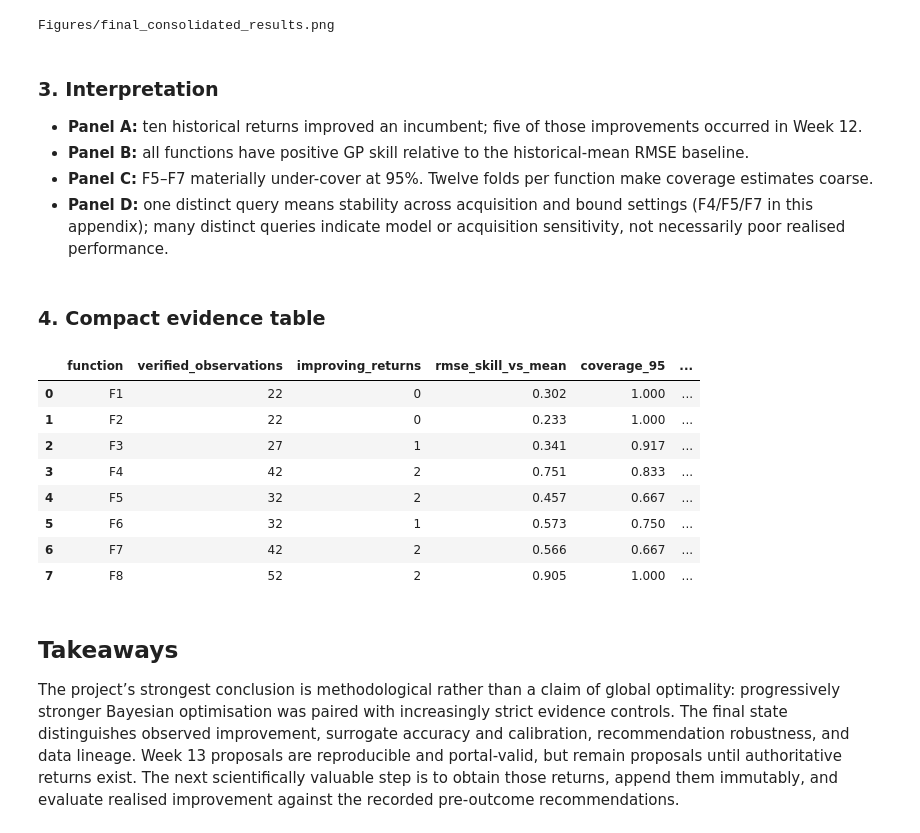
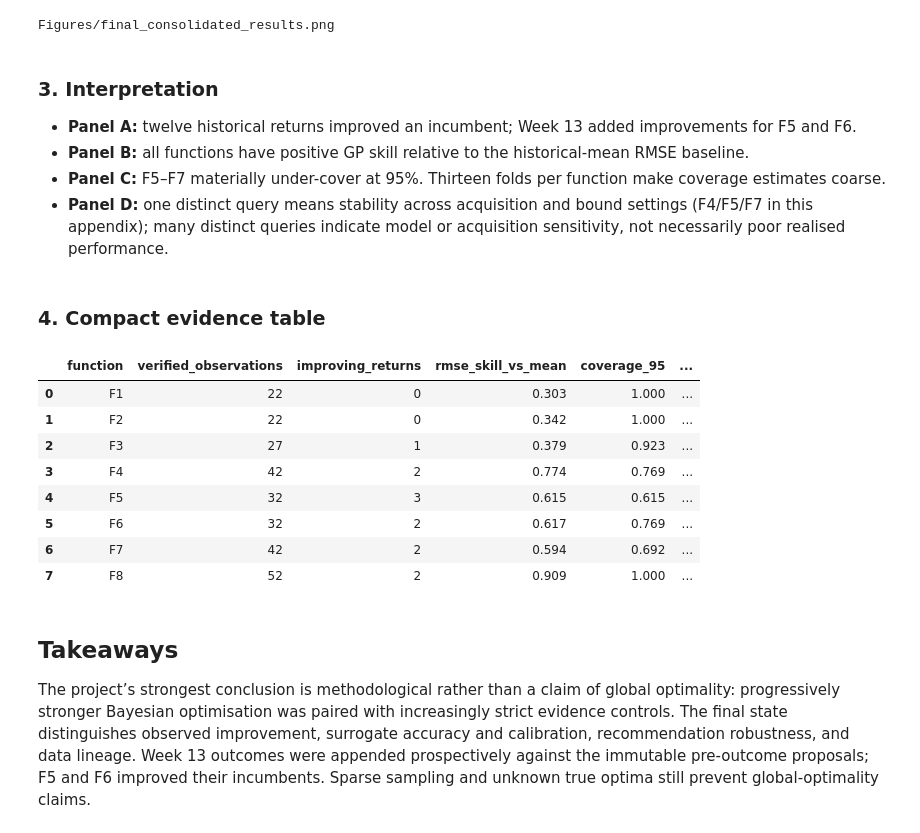
Before and after one commit to JPAmewu/My_Capstone_1_Imperial, a Jupyter notebook: Notebooks/Final_Visual_Results.ipynb, the cells around one changed output. Drawn from its saved outputs; the diff is of its cells as text; code cells hidden in the pictures.

Commit message:
Append confirmed Week 13 outcomes

```diff
--- a/Notebooks/Final_Visual_Results.ipynb
+++ b/Notebooks/Final_Visual_Results.ipynb
@@ -101,34 +101,34 @@ Figures/final_consolidated_results.png
 # %% [markdown]
 ### 3. Interpretation
 
-- **Panel A:** ten historical returns improved an incumbent; five of those improvements occurred in Week 12.
+- **Panel A:** twelve historical returns improved an incumbent; Week 13 added improvements for F5 and F6.
 - **Panel B:** all functions have positive GP skill relative to the historical-mean RMSE baseline.
-- **Panel C:** F5–F7 materially under-cover at 95%. Twelve folds per function make coverage estimates coarse.
+- **Panel C:** F5–F7 materially under-cover at 95%. Thirteen folds per function make coverage estimates coarse.
 - **Panel D:** one distinct query means stability across acquisition and bound settings (F4/F5/F7 in this appendix); many distinct queries indicate model or acquisition sensitivity, not necessarily poor realised performance.
 # %% [markdown]
 ### 4. Compact evidence table
 # %%
 summary = pd.DataFrame({
     'function': [f'F{i}' for i in range(1, 9)],
     'verified_observations': proposals['verified_observations'].to_numpy(),
     'improving_returns': improvements.to_numpy(dtype=int),
     'rmse_skill_vs_mean': skill.to_numpy(),
     'coverage_95': coverage['coverage_95'].to_numpy(),
     'distinct_sensitivity_queries': distinct_recommendations.to_numpy(dtype=int),
-    'week13_return_available': False,
+    'week13_return_available': True,
 })
 display(summary.round({'rmse_skill_vs_mean': 3, 'coverage_95': 3}))
 # %% [output]
 |  | function | verified_observations | improving_returns | rmse_skill_vs_mean | coverage_95 | ... |
-| 0 | F1 | 22 | 0 | 0.302 | 1.000 | ... |
-| 1 | F2 | 22 | 0 | 0.233 | 1.000 | ... |
-| 2 | F3 | 27 | 1 | 0.341 | 0.917 | ... |
-| 3 | F4 | 42 | 2 | 0.751 | 0.833 | ... |
-| 4 | F5 | 32 | 2 | 0.457 | 0.667 | ... |
-| 5 | F6 | 32 | 1 | 0.573 | 0.750 | ... |
-| 6 | F7 | 42 | 2 | 0.566 | 0.667 | ... |
-| 7 | F8 | 52 | 2 | 0.905 | 1.000 | ... |
+| 0 | F1 | 22 | 0 | 0.303 | 1.000 | ... |
+| 1 | F2 | 22 | 0 | 0.342 | 1.000 | ... |
+| 2 | F3 | 27 | 1 | 0.379 | 0.923 | ... |
+| 3 | F4 | 42 | 2 | 0.774 | 0.769 | ... |
+| 4 | F5 | 32 | 3 | 0.615 | 0.615 | ... |
+| 5 | F6 | 32 | 2 | 0.617 | 0.769 | ... |
+| 6 | F7 | 42 | 2 | 0.594 | 0.692 | ... |
+| 7 | F8 | 52 | 2 | 0.909 | 1.000 | ... |
 # %% [markdown]
 ## Takeaways
 
-The project’s strongest conclusion is methodological rather than a claim of global optimality: progressively stronger Bayesian optimisation was paired with increasingly strict evidence controls. The final state distinguishes observed improvement, surrogate accuracy and calibration, recommendation robustness, and data lineage. Week 13 proposals are reproducible and portal-valid, but remain proposals until authoritative returns exist. The next scientifically valuable step is to obtain those returns, append them immutably, and evaluate realised improvement against the recorded pre-outcome recommendations.
+The project’s strongest conclusion is methodological rather than a claim of global optimality: progressively stronger Bayesian optimisation was paired with increasingly strict evidence controls. The final state distinguishes observed improvement, surrogate accuracy and calibration, recommendation robustness, and data lineage. Week 13 outcomes were appended prospectively against the immutable pre-outcome proposals; F5 and F6 improved their incumbents. Sparse sampling and unknown true optima still prevent global-optimality claims.
```
Also changed, not shown: parts of 4 cells of this notebook, 35 other files.
